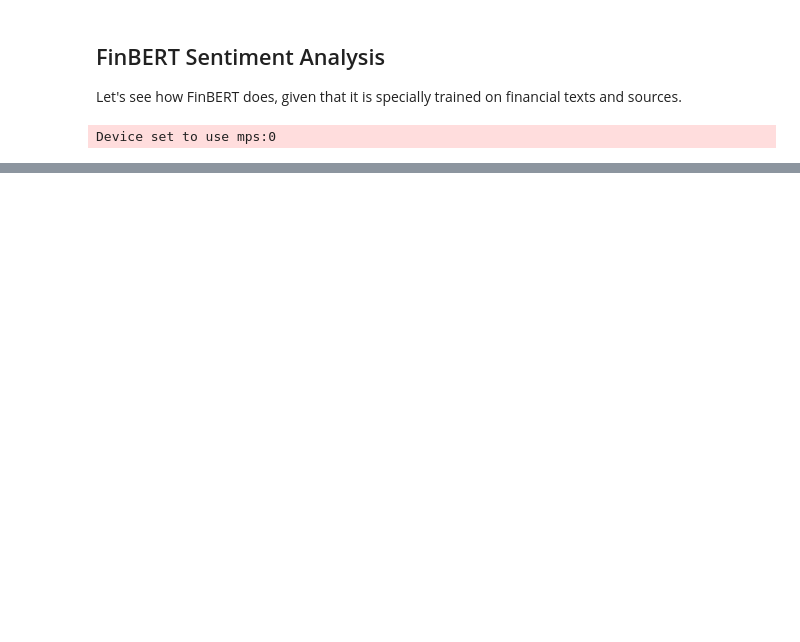
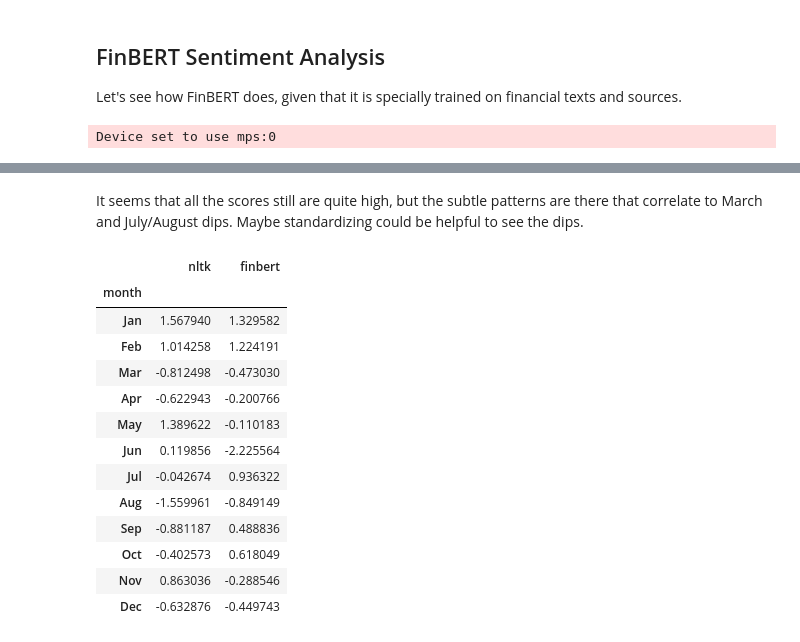
Before and after one commit to uparkh/news-stock-predictions, a Jupyter notebook: uparekh2-reddit/3_sentiment_analysis.ipynb, the cells around one changed output, grey strips where cells are left out. Saved outputs shown, nothing was run; the diff lists cells and outputs as text; code cells hidden in the pictures; blank space fills up the shorter version.

```diff
--- a/uparekh2-reddit/3_sentiment_analysis.ipynb
+++ b/uparekh2-reddit/3_sentiment_analysis.ipynb
@@ -162,0 +207,3 @@ I will have to be a bit careful about how I combine scores to achieve the effect
+# %%
+df['finbert_mu'] = df.apply(lambda row: weighted_mean(row, finbert_cols), axis=1)
+fb_month_avg = df.groupby('month', sort=False)['finbert_mu'].mean()
@@ -162,0 +227,21 @@ I will have to be a bit careful about how I combine scores to achieve the effect
+# %% [markdown]
+It seems that all the scores still are quite high, but the subtle patterns are there that correlate to March and July/August dips. Maybe standardizing could be helpful to see the dips.
+# %%
+fb_month_avgs_standardized = (fb_month_avg - fb_month_avg.mean()) / fb_month_avg.std()
+# %%
+pd.concat([nltk_month_avgs_standardized, fb_month_avgs_standardized], axis=1, keys=['nltk', 'finbert'])
+# %% [output]
+|  | nltk | finbert |
+| month |  |  |
+| Jan | 1.567940 | 1.329582 |
+| Feb | 1.014258 | 1.224191 |
+| Mar | -0.812498 | -0.473030 |
+| Apr | -0.622943 | -0.200766 |
+| May | 1.389622 | -0.110183 |
+| Jun | 0.119856 | -2.225564 |
+| Jul | -0.042674 | 0.936322 |
+| Aug | -1.559961 | -0.849149 |
+| Sep | -0.881187 | 0.488836 |
+| Oct | -0.402573 | 0.618049 |
+| Nov | 0.863036 | -0.288546 |
+| Dec | -0.632876 | -0.449743 |
```
Also changed, not shown: parts of 18 cells of this notebook, 1 other file.
